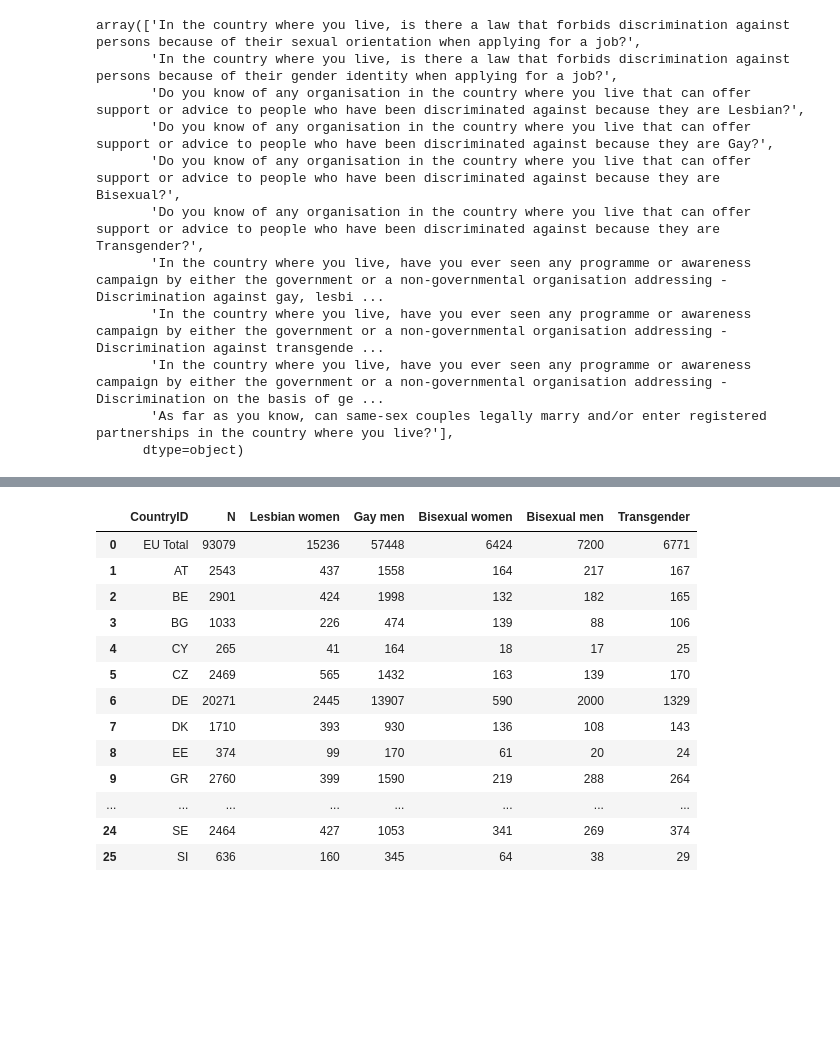
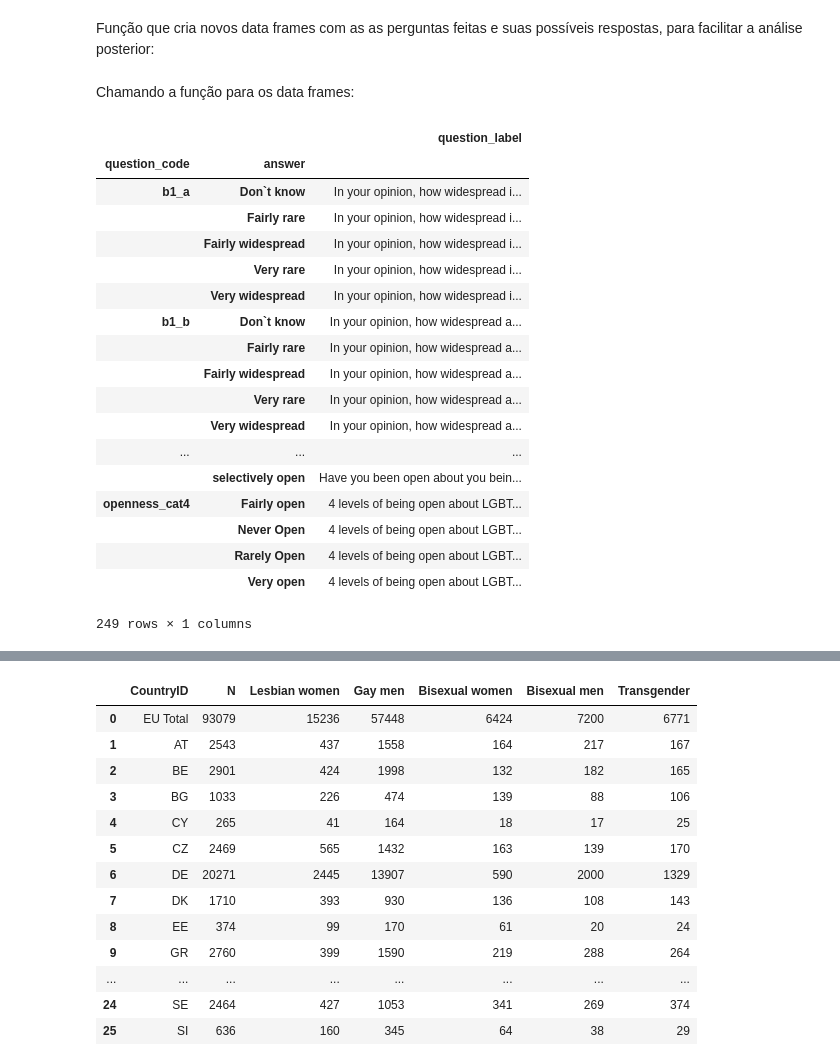
Before and after one commit to gilouzi/Data-Science-LGBT_EU, a Jupyter notebook: LGBT-EU.ipynb, the cells around one changed output, grey strips where cells are left out. Cells and saved outputs as stored; diff of their text form; code cells hidden in the pictures; blank space fills up the shorter version.

Commit message:
analise dos data frames por pergunta e respostas

```diff
--- a/LGBT-EU.ipynb
+++ b/LGBT-EU.ipynb
@@ -53,14 +13,33 @@ array(['Have you ever experienced any of the following situations when using or
-# %%
-df_RightsAwar['question_label'].unique()
-# %% [output]
-array(['In the country where you live, is there a law that forbids discrimination against persons because of their sexual orientation when applying for a job?',
-       'In the country where you live, is there a law that forbids discrimination against persons because of their gender identity when applying for a job?',
-       'Do you know of any organisation in the country where you live that can offer support or advice to people who have been discriminated against because they are Lesbian?',
-       'Do you know of any organisation in the country where you live that can offer support or advice to people who have been discriminated against because they are Gay?',
-       'Do you know of any organisation in the country where you live that can offer support or advice to people who have been discriminated against because they are Bisexual?',
-       'Do you know of any organisation in the country where you live that can offer support or advice to people who have been discriminated against because they are Transgender?',
-       'In the country where you live, have you ever seen any programme or awareness campaign by either the government or a non-governmental organisation addressing - Discrimination against gay, lesbi ...
-       'In the country where you live, have you ever seen any programme or awareness campaign by either the government or a non-governmental organisation addressing - Discrimination against transgende ...
-       'In the country where you live, have you ever seen any programme or awareness campaign by either the government or a non-governmental organisation addressing - Discrimination on the basis of ge ...
-       'As far as you know, can same-sex couples legally marry and/or enter registered partnerships in the country where you live?'],
-      dtype=object)
+# %% [markdown]
+Função que cria novos data frames com as  as perguntas feitas e suas possíveis respostas, para facilitar a análise posterior:
+# %%
+def group_question(df, df_name):
+    df_quest = df.copy()
+    df_quest.drop(['CountryCode', 'subset', 'percentage', 'notes'], axis=1, inplace=True)
+    df_quest = df_quest.groupby(['question_code', 'answer'])
+    df_quest.first().reset_index().to_csv('questions/' + df_name + 'Quest.csv')
+    return df_quest.first()
+# %% [markdown]
+Chamando a função para os data frames:
+# %%
+group_question(df_DailyLife, 'DailyLife')
+# %% [output]
+|  |  | question_label |
+| question_code | answer |  |
+| b1_a | Don`t know | In your opinion, how widespread i... |
+|  | Fairly rare | In your opinion, how widespread i... |
+|  | Fairly widespread | In your opinion, how widespread i... |
+|  | Very rare | In your opinion, how widespread i... |
+|  | Very widespread | In your opinion, how widespread i... |
+| b1_b | Don`t know | In your opinion, how widespread a... |
+|  | Fairly rare | In your opinion, how widespread a... |
+|  | Fairly widespread | In your opinion, how widespread a... |
+|  | Very rare | In your opinion, how widespread a... |
+|  | Very widespread | In your opinion, how widespread a... |
+| ... | ... | ... |
+|  | selectively open | Have you been open about you bein... |
+| openness_cat4 | Fairly open | 4 levels of being open about LGBT... |
+|  | Never Open | 4 levels of being open about LGBT... |
+|  | Rarely Open | 4 levels of being open about LGBT... |
+|  | Very open | 4 levels of being open about LGBT... |
+249 rows × 1 columns
```
Also changed, not shown: parts of 10 cells of this notebook, 5 other files.
